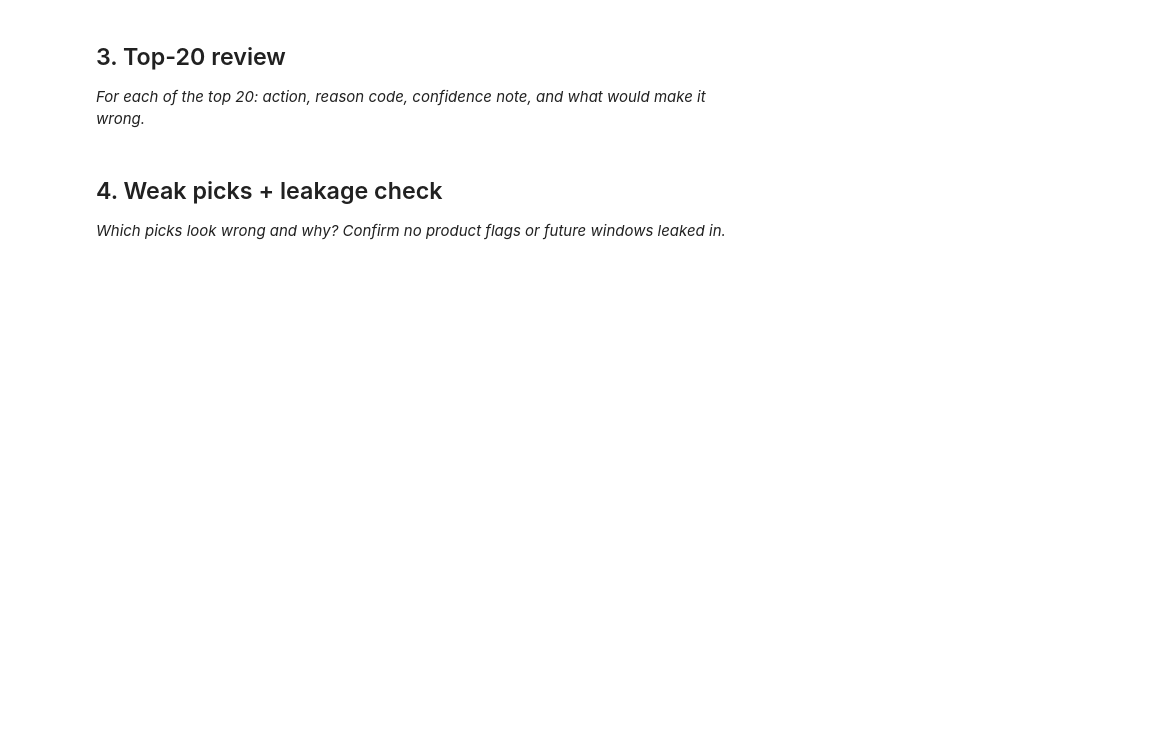
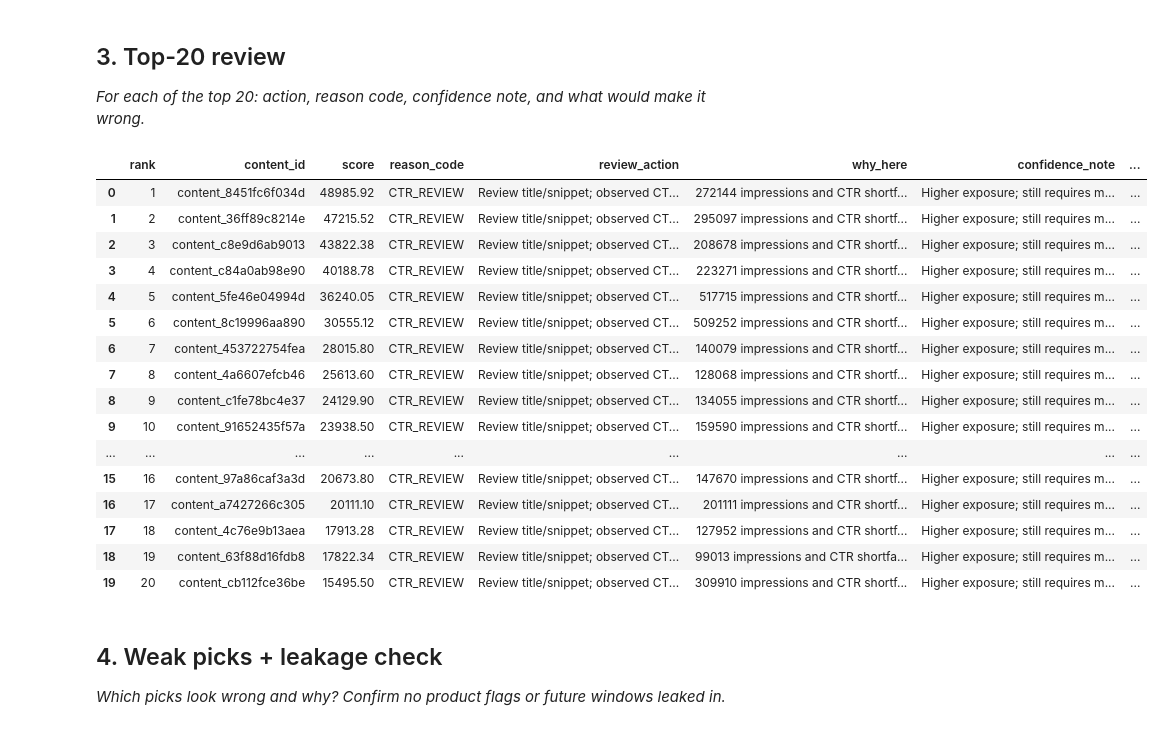
Before and after one commit to deepikachebrolu/flyrank-ml, a Jupyter notebook: work/notebooks/w04_baseline_score.ipynb, the cells around one changed output. Drawn from its saved outputs; the diff is of its cells as text; code cells hidden in the pictures; blank space fills up the shorter version.

Commit message:
Complete ML-07 baseline action score

```diff
--- a/work/notebooks/w04_baseline_score.ipynb
+++ b/work/notebooks/w04_baseline_score.ipynb
@@ -30,3 +320,68 @@ This skeleton is yours to fill. Work the sections **in order** — each one has
+# %%
+top20 = queue.head(20).copy()
+
+def review_action(row):
+    return (
+        f"Review title/snippet; observed CTR={row['ctr']:.3f}, "
+        f"position={row['avg_position']:.1f}"
+    )
+
+def review_reason(row):
+    return (
+        f"{row['impressions_90d']:.0f} impressions and "
+        f"CTR shortfall={row['ctr_shortfall']:.3f} "
+        f"against reference CTR={reference_ctr:.3f}"
+    )
+
+def review_confidence(row):
+    if row["impressions_90d"] >= 5000:
+        return "Higher exposure; still requires manual review"
+    return "Eligible exposure; verify query mix and context"
+
+def review_what_could_be_wrong(row):
+    return (
+        "The query mix, search intent, SERP features, or position mix "
+        "may explain the CTR; the aggregate data cannot prove that a "
+        "title/snippet change will improve clicks."
+    )
+
+top20["review_action"] = top20.apply(review_action, axis=1)
+top20["why_here"] = top20.apply(review_reason, axis=1)
+top20["confidence_note"] = top20.apply(review_confidence, axis=1)
+top20["what_would_make_it_wrong"] = top20.apply(
+    review_what_could_be_wrong, axis=1
+)
+
+review_columns = [
+    "rank",
+    "content_id",
+    "score",
+    "reason_code",
+    "review_action",
+    "why_here",
+    "confidence_note",
+    "what_would_make_it_wrong",
+]
+
+display(top20[review_columns])
+# %% [output]
+|  | rank | content_id | score | reason_code | review_action | why_here | confidence_note | ... |
+| 0 | 1 | content_8451fc6f034d | 48985.92 | CTR_REVIEW | Review title/snippet; observed CT... | 272144 impressions and CTR shortf... | Higher exposure; still requires m... | ... |
+| 1 | 2 | content_36ff89c8214e | 47215.52 | CTR_REVIEW | Review title/snippet; observed CT... | 295097 impressions and CTR shortf... | Higher exposure; still requires m... | ... |
+| 2 | 3 | content_c8e9d6ab9013 | 43822.38 | CTR_REVIEW | Review title/snippet; observed CT... | 208678 impressions and CTR shortf... | Higher exposure; still requires m... | ... |
+| 3 | 4 | content_c84a0ab98e90 | 40188.78 | CTR_REVIEW | Review title/snippet; observed CT... | 223271 impressions and CTR shortf... | Higher exposure; still requires m... | ... |
+| 4 | 5 | content_5fe46e04994d | 36240.05 | CTR_REVIEW | Review title/snippet; observed CT... | 517715 impressions and CTR shortf... | Higher exposure; still requires m... | ... |
+| 5 | 6 | content_8c19996aa890 | 30555.12 | CTR_REVIEW | Review title/snippet; observed CT... | 509252 impressions and CTR shortf... | Higher exposure; still requires m... | ... |
+| 6 | 7 | content_453722754fea | 28015.80 | CTR_REVIEW | Review title/snippet; observed CT... | 140079 impressions and CTR shortf... | Higher exposure; still requires m... | ... |
+| 7 | 8 | content_4a6607efcb46 | 25613.60 | CTR_REVIEW | Review title/snippet; observed CT... | 128068 impressions and CTR shortf... | Higher exposure; still requires m... | ... |
+| 8 | 9 | content_c1fe78bc4e37 | 24129.90 | CTR_REVIEW | Review title/snippet; observed CT... | 134055 impressions and CTR shortf... | Higher exposure; still requires m... | ... |
+| 9 | 10 | content_91652435f57a | 23938.50 | CTR_REVIEW | Review title/snippet; observed CT... | 159590 impressions and CTR shortf... | Higher exposure; still requires m... | ... |
+| ... | ... | ... | ... | ... | ... | ... | ... | ... |
+| 15 | 16 | content_97a86caf3a3d | 20673.80 | CTR_REVIEW | Review title/snippet; observed CT... | 147670 impressions and CTR shortf... | Higher exposure; still requires m... | ... |
+| 16 | 17 | content_a7427266c305 | 20111.10 | CTR_REVIEW | Review title/snippet; observed CT... | 201111 impressions and CTR shortf... | Higher exposure; still requires m... | ... |
+| 17 | 18 | content_4c76e9b13aea | 17913.28 | CTR_REVIEW | Review title/snippet; observed CT... | 127952 impressions and CTR shortf... | Higher exposure; still requires m... | ... |
+| 18 | 19 | content_63f88d16fdb8 | 17822.34 | CTR_REVIEW | Review title/snippet; observed CT... | 99013 impressions and CTR shortfa... | Higher exposure; still requires m... | ... |
+| 19 | 20 | content_cb112fce36be | 15495.50 | CTR_REVIEW | Review title/snippet; observed CT... | 309910 impressions and CTR shortf... | Higher exposure; still requires m... | ... |
 # %% [markdown]
 ## 4. Weak picks + leakage check
 
```
Also changed, not shown: parts of 13 cells of this notebook.
